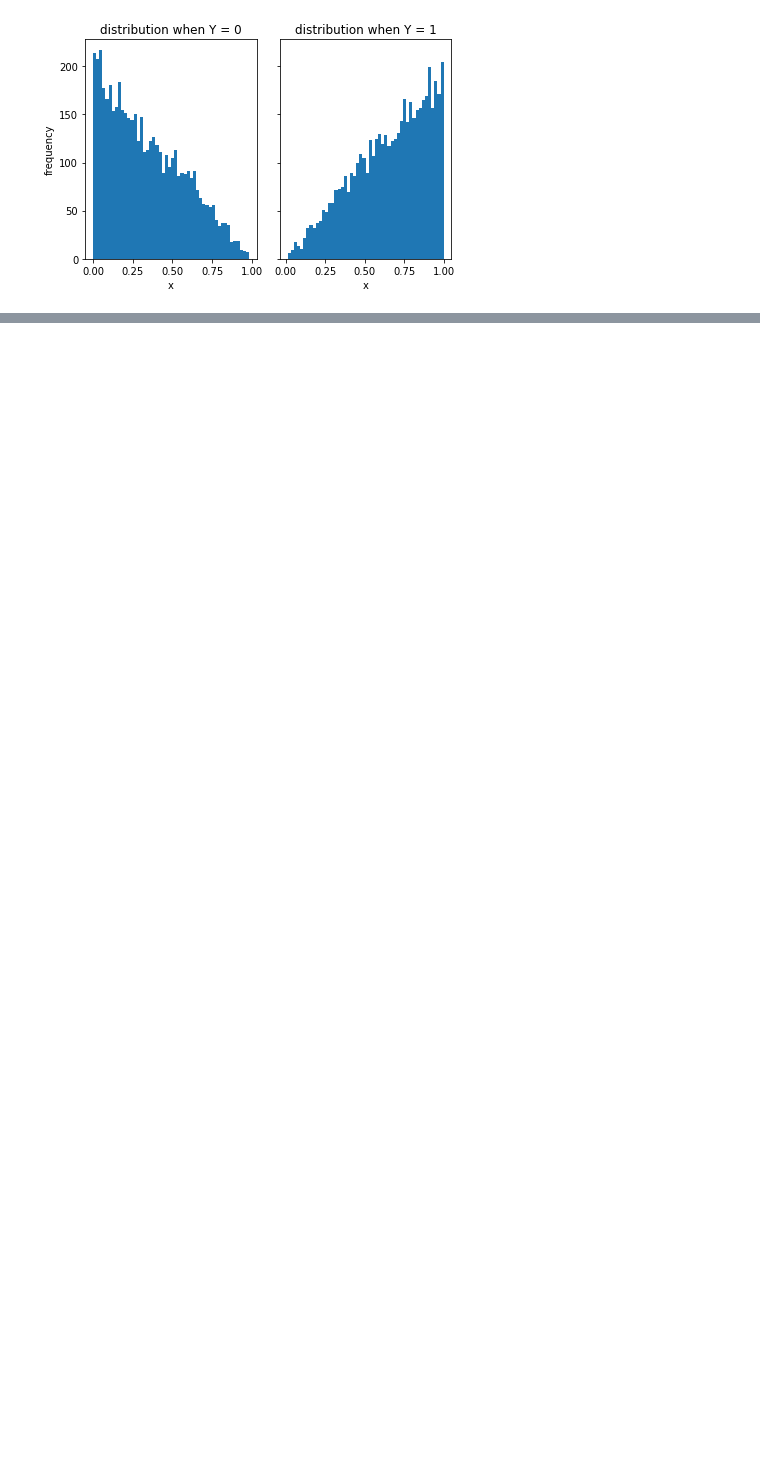
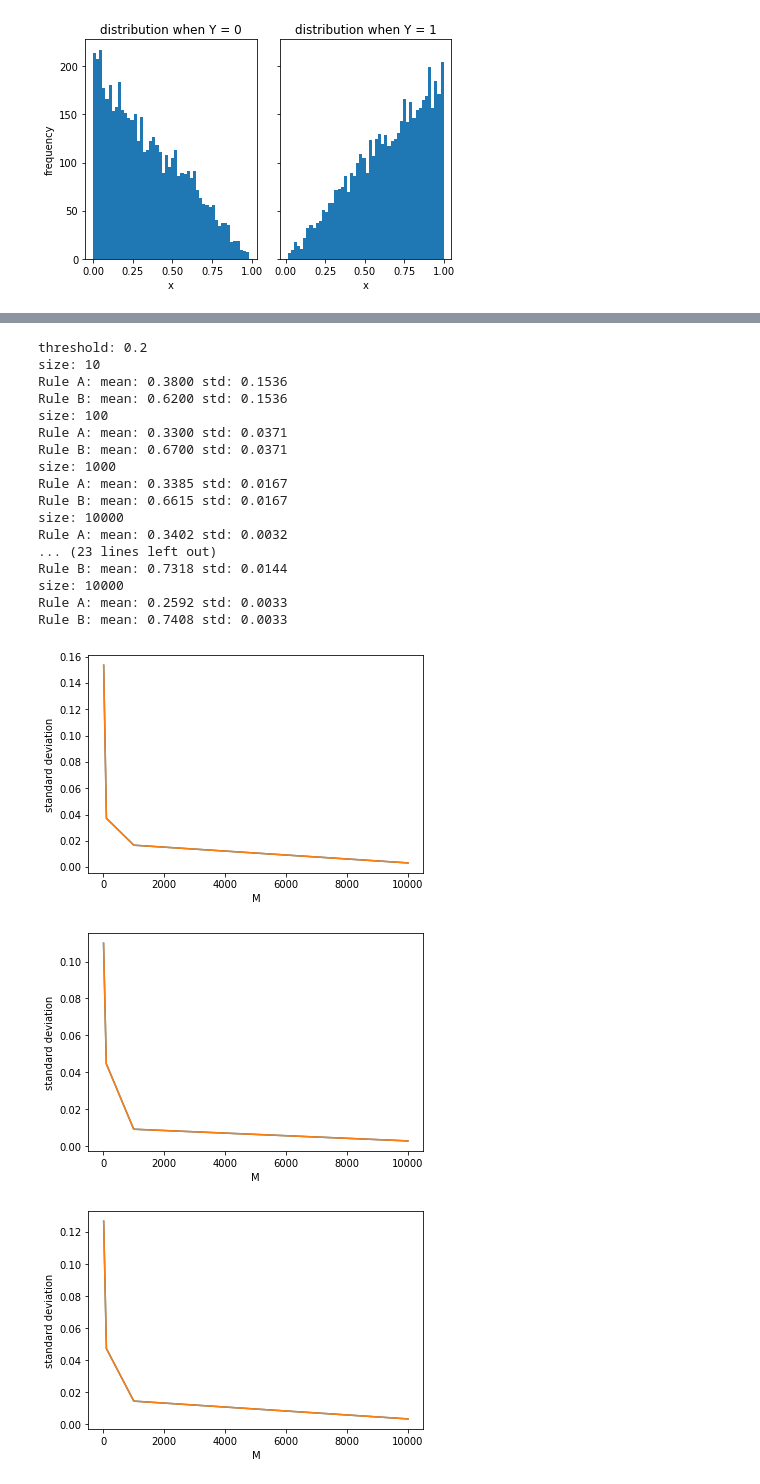
Before and after one commit to gitdxj/Monte-Carlo-Simulation-of-Threshold-Classifier, a Jupyter notebook: solution.ipynb, the cells around one changed output, grey strips where cells are left out. Cells and saved outputs as stored; diff of their text form; code cells hidden in the pictures; blank space fills up the shorter version.

```diff
--- a/solution.ipynb
+++ b/solution.ipynb
@@ -101,3 +105,68 @@ def calculate_err(Y, predicted_Y):
         if predicted_Y[i] != Y[i]:
             wrong_pred = wrong_pred + 1
     return wrong_pred/N
+
+def single_test(threshold, M, repeat=10):
+    """
+    Apply the given threshold to the classifier on the data set of size M,
+        repeat a given number of times and calculate the mean and standard deviation of err rate
+    Args:
+        threshold: as the name
+        M: size of data set
+        repeat: run the test 'repeat' times to calculate mean and standard deviation
+    """
+    errs_A = []
+    errs_B = []
+    for i in range(repeat):
+        X, Y = create_data(M)
+        pred_Y_A = predict_Y(X, threshold)
+        pred_Y_B = predict_Y(X, threshold, anti=True)
+        err_A = calculate_err(Y, pred_Y_A)
+        err_B = calculate_err(Y, pred_Y_B)
+        errs_A.append(err_A)
+        errs_B.append(err_B)
+    mean_A = np.mean(errs_A)
+    mean_B = np.mean(errs_B)
+    std_A = np.std(errs_A)
+    std_B = np.std(errs_B)
+    print("Rule A: mean: {:.4f}".format(mean_A) + " std: {:.4f}".format(std_A))
+    print("Rule B: mean: {:.4f}".format(mean_B) + " std: {:.4f}".format(std_B))
+    return std_A, std_B
+# %%
+Ms = [10, 100, 1000, 10000]
+thresholds = [0.2, 0.5, 0.6]
+for threshold in thresholds:
+    stds_A = []
+    stds_B = []
+    print("threshold: " + str(threshold))
+    for M in Ms:
+        print("size: " + str(M))
+        std_A, std_B = single_test(threshold, M)
+        stds_A.append(std_A)
+        stds_B.append(std_B)
+    fig, ax = plt.subplots()
+    ax.plot(Ms, stds_A)
+    ax.plot(Ms, stds_B)
+    ax.set_xlabel("M")
+    ax.set_ylabel("standard deviation")
+# %% [output]
+threshold: 0.2
+size: 10
+Rule A: mean: 0.3800 std: 0.1536
+Rule B: mean: 0.6200 std: 0.1536
+size: 100
+Rule A: mean: 0.3300 std: 0.0371
+Rule B: mean: 0.6700 std: 0.0371
+size: 1000
+Rule A: mean: 0.3385 std: 0.0167
+Rule B: mean: 0.6615 std: 0.0167
+size: 10000
+Rule A: mean: 0.3402 std: 0.0032
+... (23 lines left out)
+Rule B: mean: 0.7318 std: 0.0144
+size: 10000
+Rule A: mean: 0.2592 std: 0.0033
+Rule B: mean: 0.7408 std: 0.0033
+[figure, added]
+[figure, added]
+[figure, added]
```
Also changed, not shown: parts of 10 cells of this notebook.
